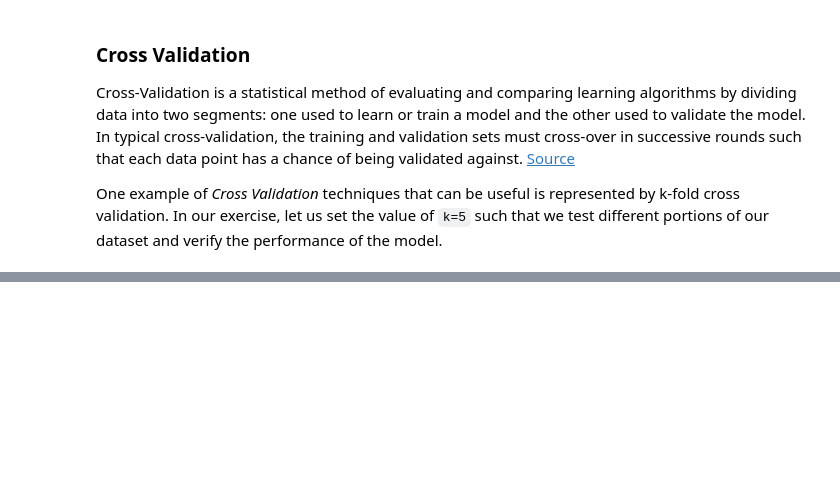
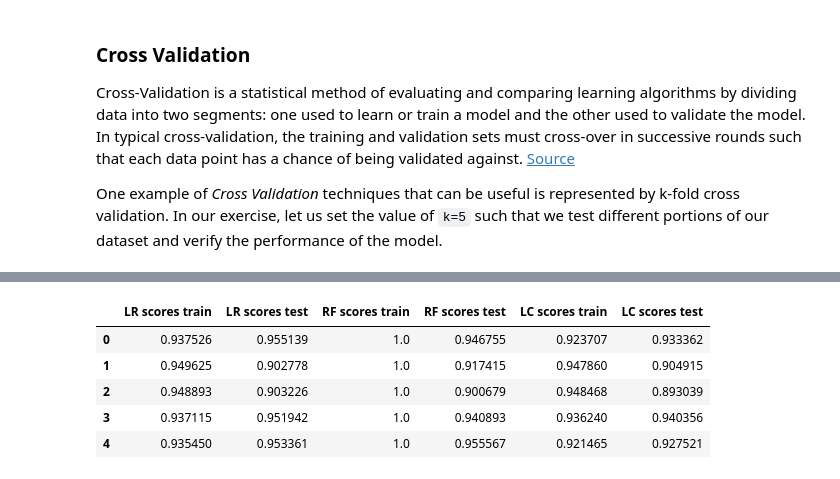
Before and after one commit to mmswflow-upb/ai-labs, a Jupyter notebook: Labs/Lab 8/SupervisedLearning.ipynb, the cells around one changed output, grey strips where cells are left out. Drawn from its saved outputs; the diff is of its cells as text; code cells hidden in the pictures; blank space fills up the shorter version.

```diff
--- a/Labs/Lab 8/SupervisedLearning.ipynb
+++ b/Labs/Lab 8/SupervisedLearning.ipynb
@@ -222,3 +287,11 @@ random.shuffle(dataX_i)
+# %%
+k = 5
+fold_size = int(len(dataX_i) / k)
+xi = []
+for i in range(k):
+    start = i * fold_size
+    end = (i + 1) * fold_size
+    xi.append(dataX_i[start:end])
 # %%
 print(xi)
 # %% [output]
@@ -279,0 +419,26 @@ dataScores.to_csv(root_path + 'scores.csv')
+# %%
+from sklearn.svm import SVC
+
+train_scores_lc = []
+test_scores_lc = []
+
+i = 0
+while i < 5:
+    test_xi = np.asarray(xi[i])
+    train_xi = np.concatenate(xi[:i] + xi[i+1:])
+
+    X_train, X_test = dataX.iloc[train_xi, :], dataX.iloc[test_xi, :]
+    y_train, y_test = dataY.iloc[train_xi], dataY.iloc[test_xi]
+
+    stats = compute_stats(X_train)
+    X_train = normalize(X_train, stats)
+    X_test = normalize(X_test, stats)
+
+    svm_clf = SVC(kernel='linear', probability=True, random_state=0)
+
+    train_lc, test_lc = get_score(svm_clf, X_train, X_test, y_train, y_test)
+
+    train_scores_lc.append(train_lc)
+    test_scores_lc.append(test_lc)
+
+    i += 1
@@ -279,0 +463,18 @@ dataScores.to_csv(root_path + 'scores.csv')
+# %%
+dataScores = pd.DataFrame()
+dataScores['LR scores train'] = train_scores_lr
+dataScores['LR scores test'] = test_scores_lr
+dataScores['RF scores train'] = train_scores_rf
+dataScores['RF scores test'] = test_scores_rf
+dataScores['LC scores train'] = train_scores_lc
+dataScores['LC scores test'] = test_scores_lc
+
+dataScores.to_csv(root_path + 'scores.csv')
+dataScores
+# %% [output]
+|  | LR scores train | LR scores test | RF scores train | RF scores test | LC scores train | LC scores test |
+| 0 | 0.937526 | 0.955139 | 1.0 | 0.946755 | 0.923707 | 0.933362 |
+| 1 | 0.949625 | 0.902778 | 1.0 | 0.917415 | 0.947860 | 0.904915 |
+| 2 | 0.948893 | 0.903226 | 1.0 | 0.900679 | 0.948468 | 0.893039 |
+| 3 | 0.937115 | 0.951942 | 1.0 | 0.940893 | 0.936240 | 0.940356 |
+| 4 | 0.935450 | 0.953361 | 1.0 | 0.955567 | 0.921465 | 0.927521 |
```
Also changed, not shown: parts of 34 cells of this notebook, 1 other file.
